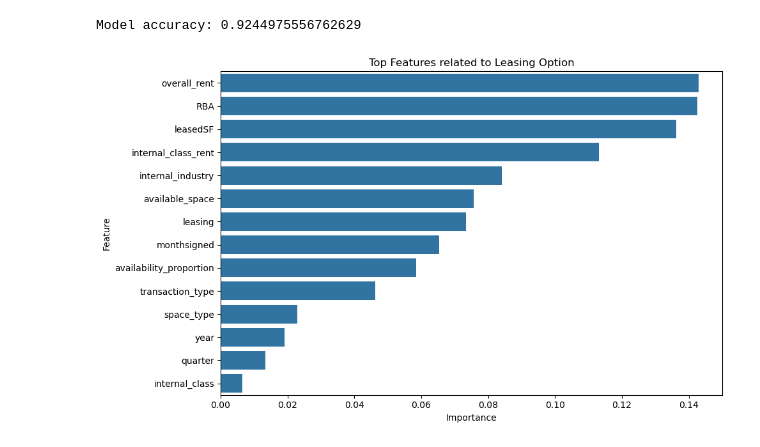
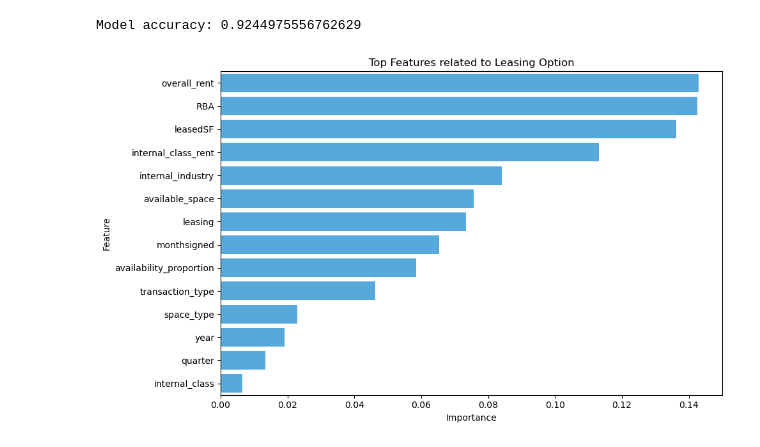
Before and after one commit to Gimmick12-DYY/Duke-Datafest2025, a Jupyter notebook: MainModel_Tree.ipynb, the cells around one changed output. Drawn from its saved outputs; the diff is of its cells as text; code cells hidden in the pictures.

Commit message:
ColorStandardized

```diff
--- a/MainModel_Tree.ipynb
+++ b/MainModel_Tree.ipynb
@@ -87,25 +87,25 @@ Model accuracy: 0.9244975556762629
 # %%
 import pandas as pd
 import seaborn as sns
 import matplotlib.pyplot as plt
 
 # Get the feature importances
 importances = clf.feature_importances_
 
 # Create a DataFrame with feature names and their importances
 feat_imp_df = pd.DataFrame({
     'Feature': X.columns,
     'Importance': importances
 }).sort_values('Importance', ascending=False)
 
 # Plot the top 15 features (or all if you prefer)
 plt.figure(figsize=(10, 6))
-sns.barplot(x='Importance', y='Feature', data=feat_imp_df.head(15))
+sns.barplot(x='Importance', y='Feature', data=feat_imp_df.head(15), color="#41AEF2")
 plt.title('Top Features related to Leasing Option')
 plt.tight_layout()
 plt.show()
 # %% [output]
-[figure, old version]
+[figure, new version]
 # %%
 from sklearn.tree import export_text
 from sklearn.tree import export_graphviz
```
Also changed, not shown: 3 other files.
